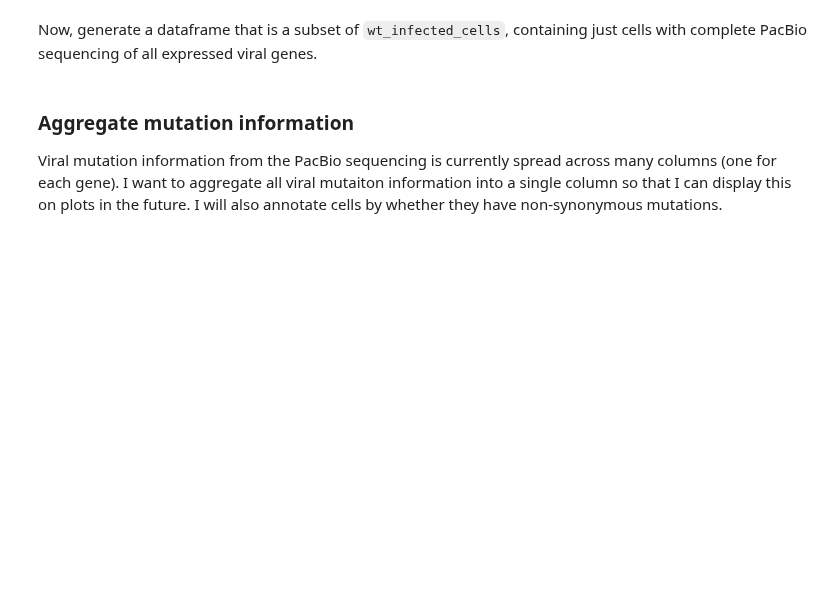
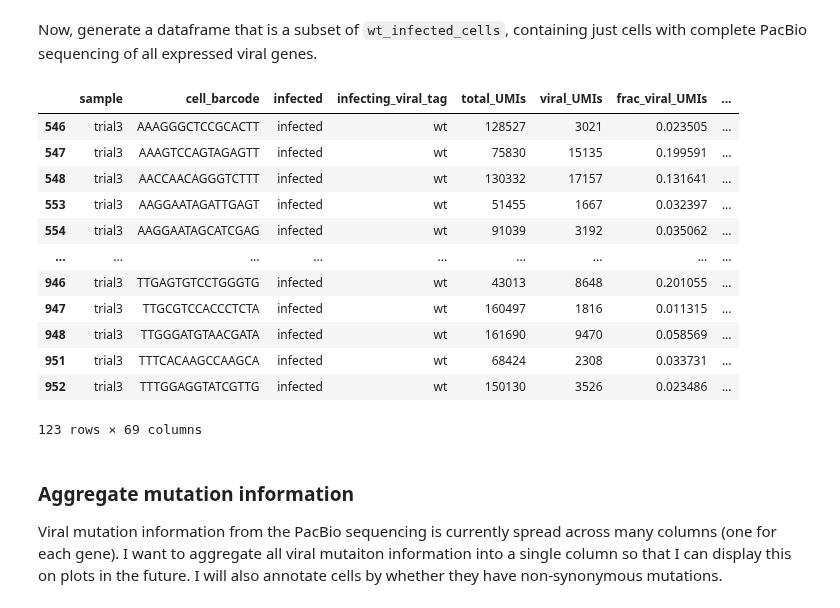
Before and after one commit to jbloomlab/barcoded_flu_pdmH1N1, a Jupyter notebook: final_analysis.py.ipynb, the cells around one changed output. Cells and saved outputs as stored; diff of their text form; code cells hidden in the pictures; blank space fills up the shorter version.

```diff
--- a/final_analysis.py.ipynb
+++ b/final_analysis.py.ipynb
@@ -519,8 +527,22 @@ Now, generate a dataframe that is a subset of `wt_infected_cells`, containing ju
 # %%
 fully_sequenced_cells = (
     wt_infected_cells
-    .query('virus_fully_sequenced == True'))
+    .query('sample == "trial3" and virus_fully_sequenced == True'))
 display(fully_sequenced_cells)
+# %% [output]
+|  | sample | cell_barcode | infected | infecting_viral_tag | total_UMIs | viral_UMIs | frac_viral_UMIs | ... |
+| 546 | trial3 | AAAGGGCTCCGCACTT | infected | wt | 128527 | 3021 | 0.023505 | ... |
+| 547 | trial3 | AAAGTCCAGTAGAGTT | infected | wt | 75830 | 15135 | 0.199591 | ... |
+| 548 | trial3 | AACCAACAGGGTCTTT | infected | wt | 130332 | 17157 | 0.131641 | ... |
+| 553 | trial3 | AAGGAATAGATTGAGT | infected | wt | 51455 | 1667 | 0.032397 | ... |
+| 554 | trial3 | AAGGAATAGCATCGAG | infected | wt | 91039 | 3192 | 0.035062 | ... |
+| ... | ... | ... | ... | ... | ... | ... | ... | ... |
+| 946 | trial3 | TTGAGTGTCCTGGGTG | infected | wt | 43013 | 8648 | 0.201055 | ... |
+| 947 | trial3 | TTGCGTCCACCCTCTA | infected | wt | 160497 | 1816 | 0.011315 | ... |
+| 948 | trial3 | TTGGGATGTAACGATA | infected | wt | 161690 | 9470 | 0.058569 | ... |
+| 951 | trial3 | TTTCACAAGCCAAGCA | infected | wt | 68424 | 2308 | 0.033731 | ... |
+| 952 | trial3 | TTTGGAGGTATCGTTG | infected | wt | 150130 | 3526 | 0.023486 | ... |
+123 rows × 69 columns
 # %% [markdown]
 ### Aggregate mutation information
 Viral mutation information from the PacBio sequencing is currently spread across many columns (one for each gene). I want to aggregate all viral mutaiton information into a single column so that I can display this on plots in the future. I will also annotate cells by whether they have non-synonymous mutations.
```
Also changed, not shown: parts of 16 cells of this notebook, 10 other files.
